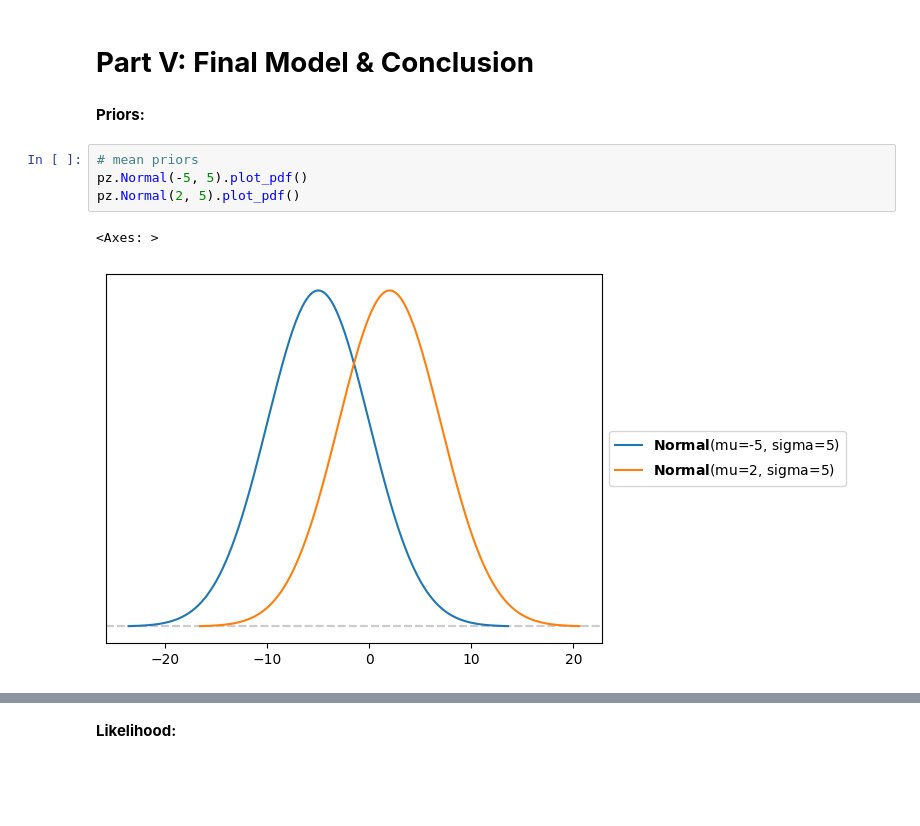
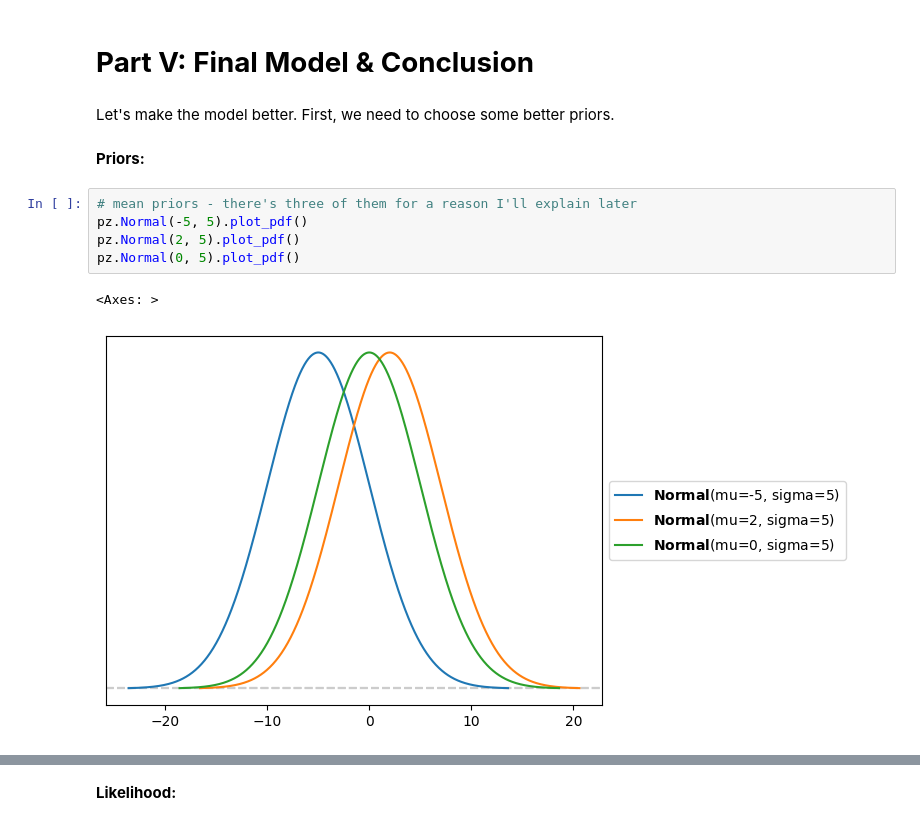
Before and after one commit to paarthbamb/dataScience, a Jupyter notebook: Unit3/PaarBambU3Proj.ipynb, the cells around one changed output, grey strips where cells are left out. Cells and saved outputs as stored; diff of their text form; blank space fills up the shorter version.

```diff
--- a/Unit3/PaarBambU3Proj.ipynb
+++ b/Unit3/PaarBambU3Proj.ipynb
@@ -117,13 +119,16 @@ ax.set_xlim(-25, 20)
 The posterior predictive matches the observed for only about half the data. This is because this model doesn't take into account the volatility of the data, so I need to find a distribution that does to get a more accurate model.
 # %% [markdown]
 # **Part V: Final Model & Conclusion**
+# %% [markdown]
+Let's make the model better. First, we need to choose some better priors.
 # %% [markdown]
 **Priors:**
 # %%
-# mean priors
+# mean priors - there's three of them for a reason I'll explain later
 pz.Normal(-5, 5).plot_pdf()
 pz.Normal(2, 5).plot_pdf()
+pz.Normal(0, 5).plot_pdf()
 # %% [output]
 <Axes: >
-[figure, old version]
+[figure, new version]
 # %%
```
Also changed, not shown: parts of 16 cells of this notebook.
